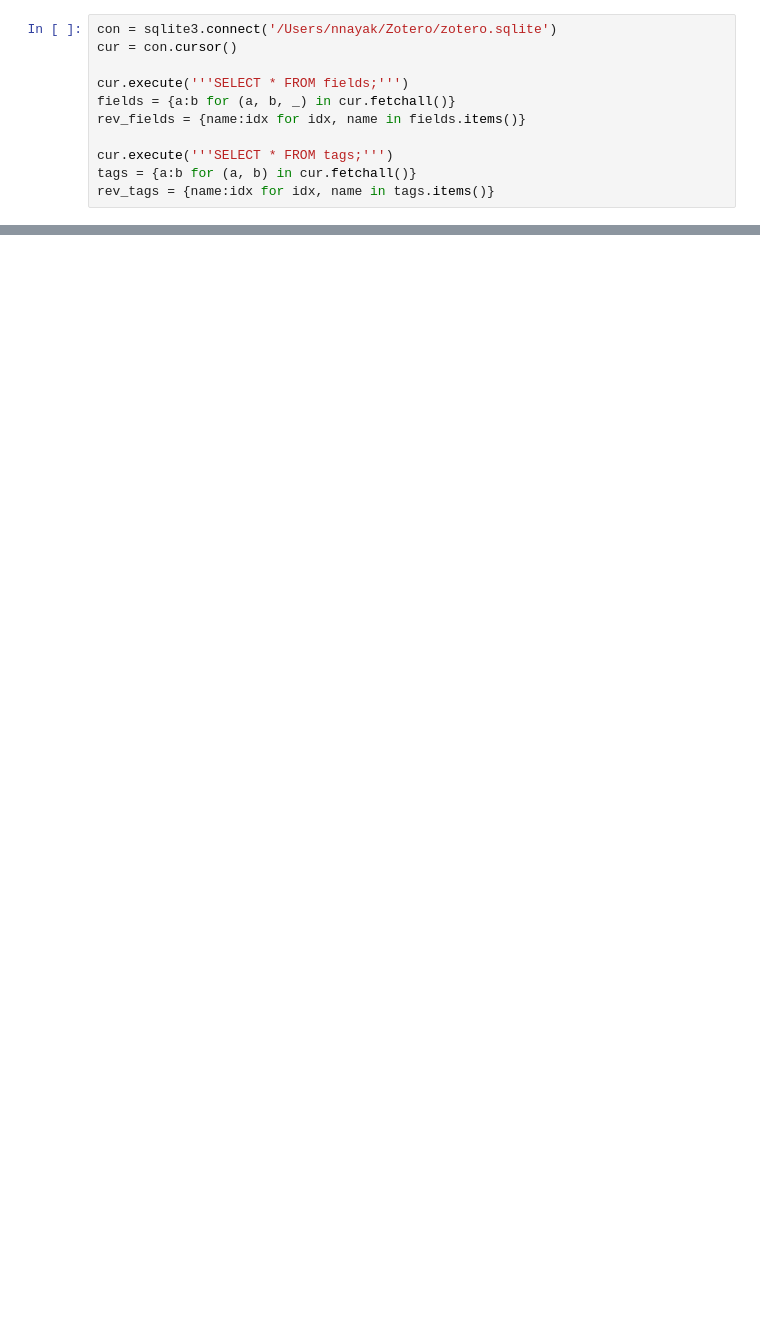
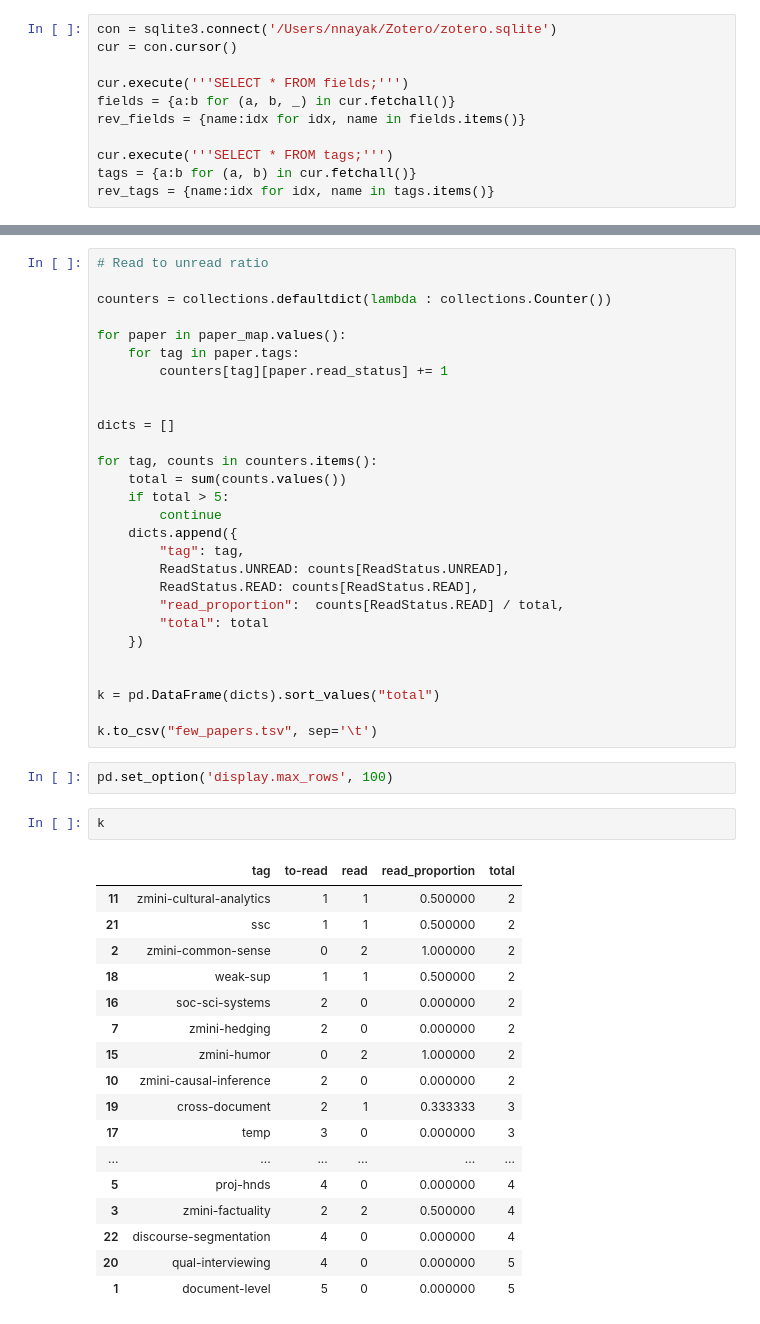
Before and after one commit to nnkennard/zotero-analysis, a Jupyter notebook: Zotero analysis.ipynb, the cells around one changed output, grey strips where cells are left out. Drawn from its saved outputs; the diff is of its cells as text; blank space fills up the shorter version.

```diff
--- a/Zotero analysis.ipynb
+++ b/Zotero analysis.ipynb
@@ -121,0 +190,50 @@ for month in tqdm.tqdm(list(sorted(papers_by_month.keys()))):
+# %%
+# Read to unread ratio
+
+counters = collections.defaultdict(lambda : collections.Counter())
+
+for paper in paper_map.values():
+    for tag in paper.tags:
+        counters[tag][paper.read_status] += 1
+
+
+dicts = []
+
+for tag, counts in counters.items():
+    total = sum(counts.values())
+    if total > 5:
+        continue
+    dicts.append({
+        "tag": tag,
+        ReadStatus.UNREAD: counts[ReadStatus.UNREAD],
+        ReadStatus.READ: counts[ReadStatus.READ],
+        "read_proportion":  counts[ReadStatus.READ] / total,
+        "total": total
+    })
+
+
+k = pd.DataFrame(dicts).sort_values("total")
+
+k.to_csv("few_papers.tsv", sep='\t')
+# %%
+pd.set_option('display.max_rows', 100)
+# %%
+k
+# %% [output]
+|  | tag | to-read | read | read_proportion | total |
+| 11 | zmini-cultural-analytics | 1 | 1 | 0.500000 | 2 |
+| 21 | ssc | 1 | 1 | 0.500000 | 2 |
+| 2 | zmini-common-sense | 0 | 2 | 1.000000 | 2 |
+| 18 | weak-sup | 1 | 1 | 0.500000 | 2 |
+| 16 | soc-sci-systems | 2 | 0 | 0.000000 | 2 |
+| 7 | zmini-hedging | 2 | 0 | 0.000000 | 2 |
+| 15 | zmini-humor | 0 | 2 | 1.000000 | 2 |
+| 10 | zmini-causal-inference | 2 | 0 | 0.000000 | 2 |
+| 19 | cross-document | 2 | 1 | 0.333333 | 3 |
+| 17 | temp | 3 | 0 | 0.000000 | 3 |
+| ... | ... | ... | ... | ... | ... |
+| 5 | proj-hnds | 4 | 0 | 0.000000 | 4 |
+| 3 | zmini-factuality | 2 | 2 | 0.500000 | 4 |
+| 22 | discourse-segmentation | 4 | 0 | 0.000000 | 4 |
+| 20 | qual-interviewing | 4 | 0 | 0.000000 | 5 |
+| 1 | document-level | 5 | 0 | 0.000000 | 5 |
```
Also changed, not shown: parts of 9 cells of this notebook, 22 other files.
